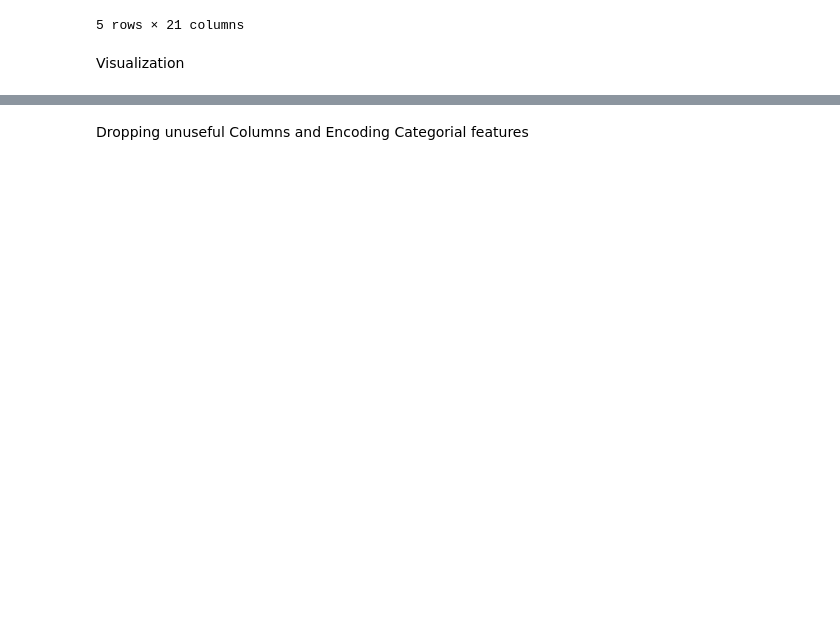
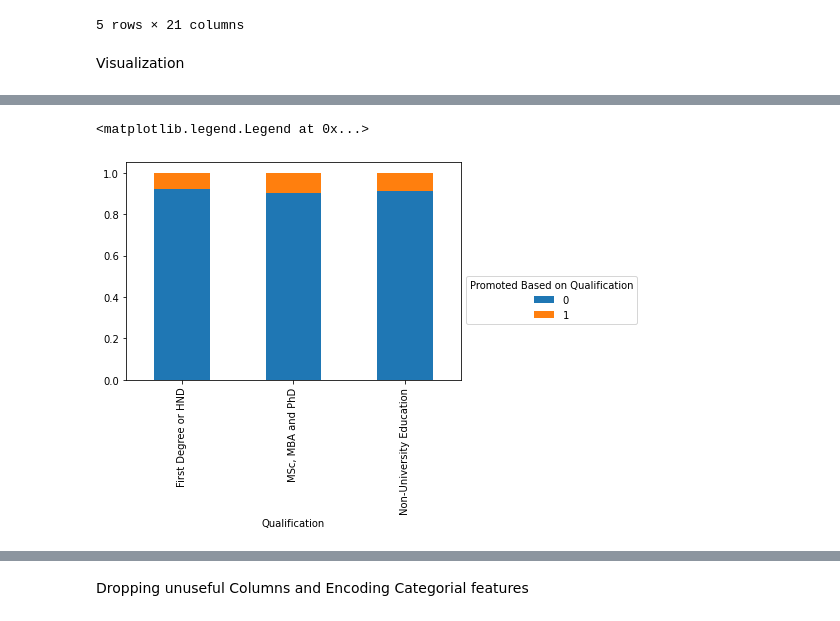
Before and after one commit to daisiadeyanju/Modelling-Project, a Jupyter notebook: Staff Promotion prediction Project.ipynb, the cells around one changed output, grey strips where cells are left out. Cells and saved outputs as stored; diff of their text form; code cells hidden in the pictures; blank space fills up the shorter version.

```diff
--- a/Staff Promotion prediction Project.ipynb
+++ b/Staff Promotion prediction Project.ipynb
@@ -94,8 +102,11 @@ NameError: name 'plot' is not defined
 # %%
 #To know the Promotion based on Qualification
 Vir = pd.crosstab(train.Qualification, train.Promoted_or_Not, normalize = 'index')
 Vir.plot.bar(stacked = True)
-plot.legend(title = 'Promoted Based on Qualification', bbox_to_anchor = (1, 0.5))
+plt.legend(title = 'Promoted Based on Qualification', bbox_to_anchor = (1, 0.5))
+# %% [output]
+<matplotlib.legend.Legend at 0x...>
+[figure, added]
 # %%
 #To know the Promotion based on Gender
 Vir = pd.crosstab(train.Gender, train.Promoted_or_Not, normalize = 'index')
```
Also changed, not shown: parts of 13 cells of this notebook.
